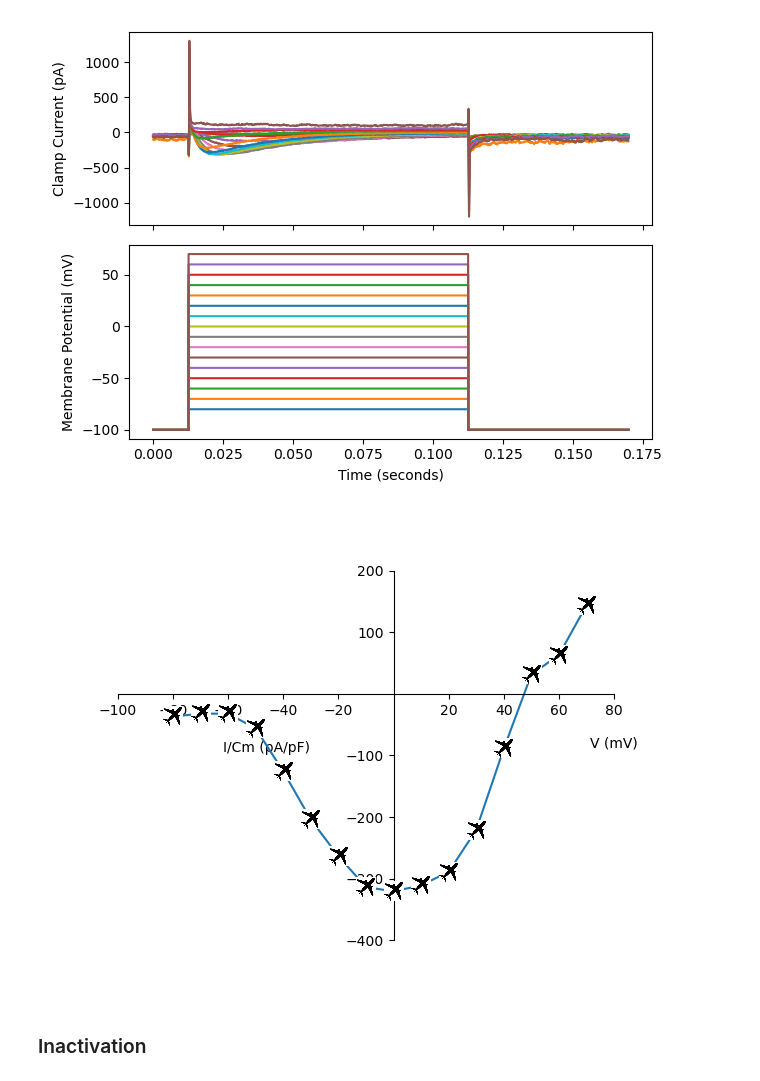
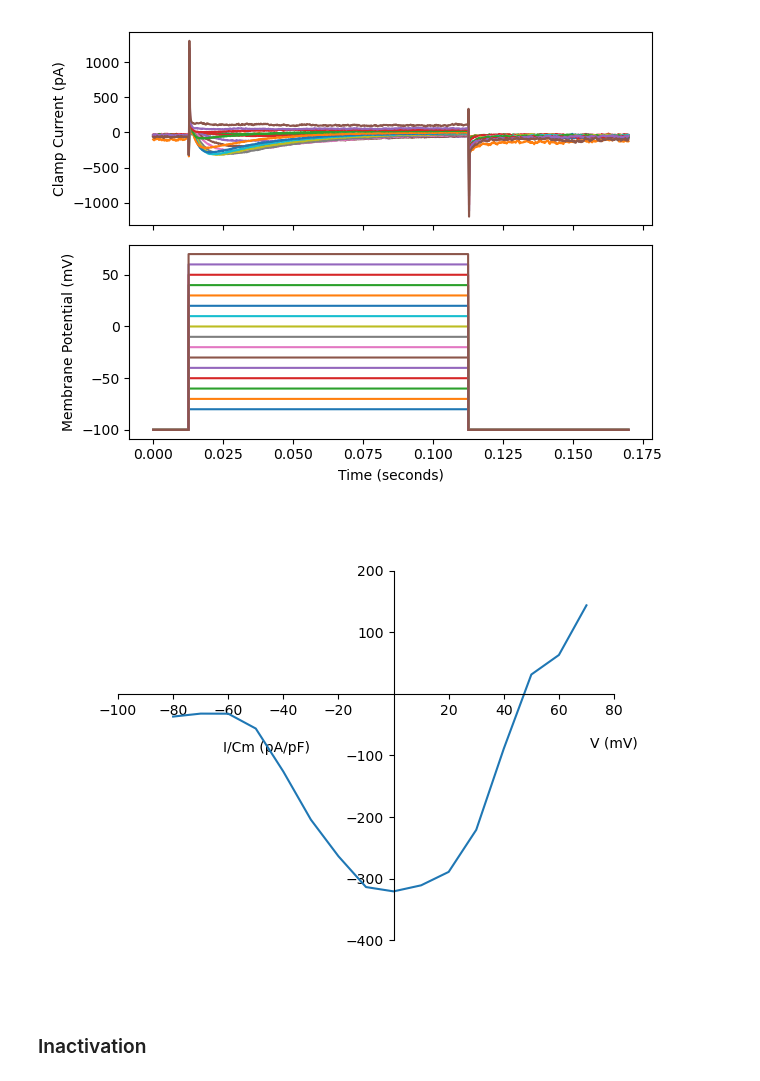
Before and after one commit to afmontarras/CSHL, a Jupyter notebook: Cav.ipynb, the cells around one changed output. Drawn from its saved outputs; the diff is of its cells as text; code cells hidden in the pictures.

```diff
--- a/Cav.ipynb
+++ b/Cav.ipynb
@@ -43,50 +43,52 @@ plot_swps(f)
 # %%
 ## Extract the sweeps
 swps, swp_time, sr = get_sweeps(f)
-##
-
+## Enter the membrane capacitance you have noted
+capacitance = 10 # pF
 ## The mean on your voltage step:
 v_start = 0.014
 v_end = 0.02
 voltage_step = np.mean(swp_window(swps,v_start,v_end,sr,channel=1),axis=1)
 ## The mean on your voltage step:
 v_start = 0.01
 v_end = 0.012
 current_baseline = np.mean(swp_window(swps,v_start,v_end,sr,channel=0),axis=1)
 ## the pic response in your current:
 i_start = 0.015
 i_end = 0.04
 current_window = swp_window(swps,i_start,i_end,sr,channel=0)
 current_response = np.array([swp[np.argmax(np.abs(swp))] for swp in current_window])
+## normalise over baseline
+current_response -= current_baseline
 ## Create a figure plot with this line:
 fig,ax = plt.subplots()
 ## the ax.plot(x,y,'line, dot,...') will plot your data to the figure
-image_path = '/home/alan/Documents/LAB/CSHL/Airplane.png'  # Path to your airplane image file
-airplane_image = plt.imread(image_path)
-##
-# Create a custom marker using the airplane image
-def airplane_marker(ax, xdata, ydata, image):
-    for x, y in zip(xdata, ydata):
-        ab = AnnotationBbox(OffsetImage(image, zoom=0.05), (x, y), frameon=False)
-        ax.add_artist(ab)
+# image_path = '/home/alan/Documents/LAB/CSHL/Airplane.png'  # Path to your airplane image file
+# airplane_image = plt.imread(image_path)
+# ##
+# # Create a custom marker using the airplane image
+# def airplane_marker(ax, xdata, ydata, image):
+#     for x, y in zip(xdata, ydata):
+#         ab = AnnotationBbox(OffsetImage(image, zoom=0.25), (x, y), frameon=False)
+#         ax.add_artist(ab)
 
-ax.plot(voltage_step,current_response,'')
-airplane_marker(ax,voltage_step,current_response, airplane_image)
+ax.plot(voltage_step,current_response,linestyle='-')
+# airplane_marker(ax,voltage_step,current_response, airplane_image)
 ax.spines['left'].set_position('zero')
 ax.spines['bottom'].set_position('zero')
 ax.set_xlabel('V (mV)')
 ax.set_ylabel('I/Cm (pA/pF)', rotation=0)
 ax.spines['right'].set_visible(False)
 ax.spines['top'].set_visible(False)
 ax.xaxis.set_label_coords(1, 0.55)
 ax.yaxis.set_label_coords(0.3, 0.5)  # Move the y label to the center left
 # Customize ticks to remove the 0 ticks and labels
 xticks = [tick for tick in ax.get_xticks() if tick != 0]
 yticks = [tick for tick in ax.get_yticks() if tick != 0]
 ax.set_xticks(xticks)
 ax.set_yticks(yticks)
 plt.show()
 # %% [output]
-[figure, old version]
+[figure, new version]
 # %% [markdown]
 ### Inactivation
```
Also changed, not shown: 4 other files.
